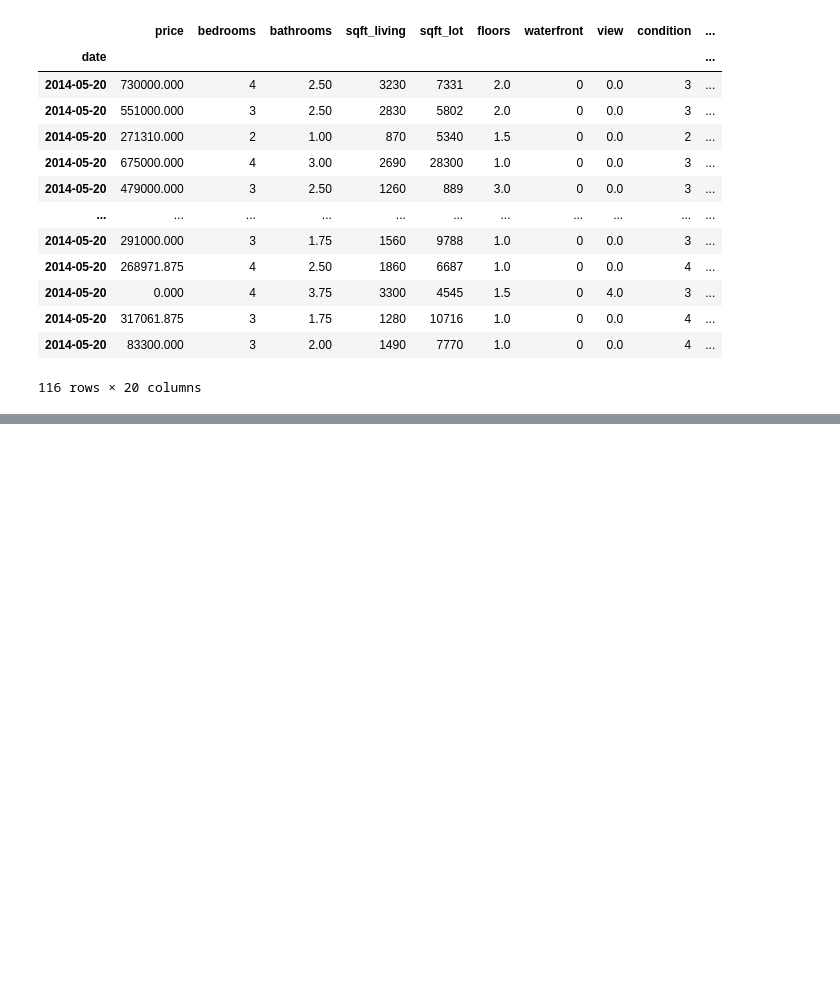
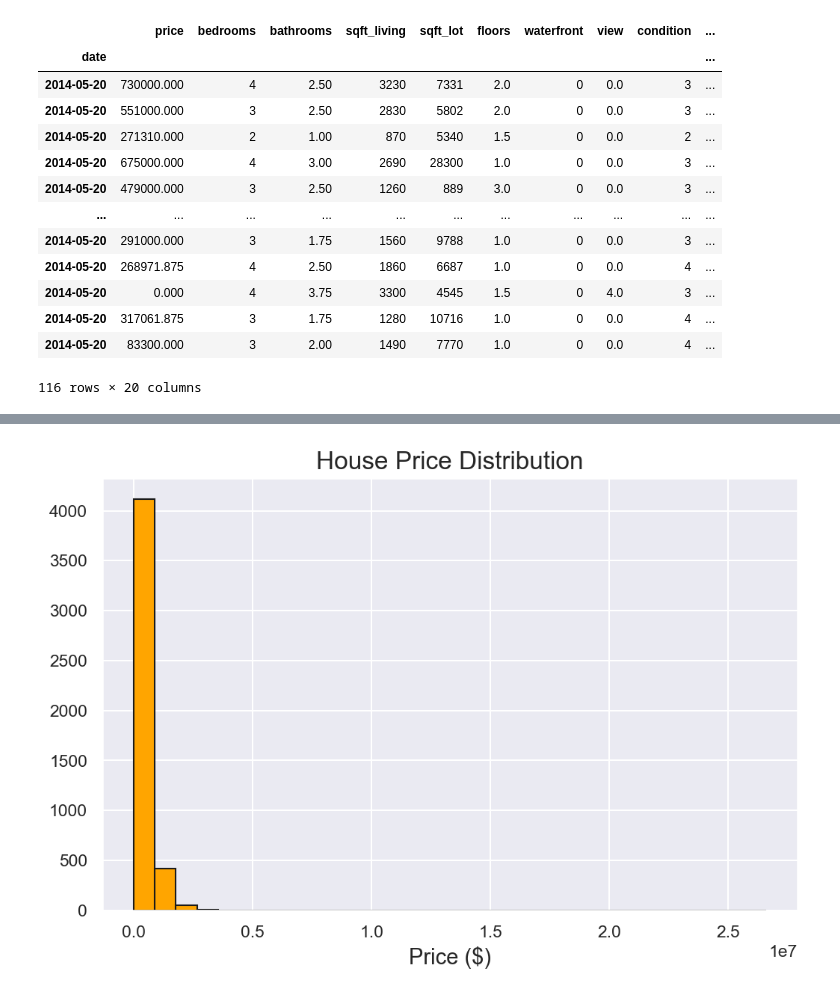
Before and after one commit to Kash1shTyagi/EDA-theory-DA, a Jupyter notebook: 21BDS0289.ipynb, the cells around one changed output, grey strips where cells are left out. Saved outputs shown, nothing was run; the diff lists cells and outputs as text; code cells hidden in the pictures; blank space fills up the shorter version.

```diff
--- a/21BDS0289.ipynb
+++ b/21BDS0289.ipynb
@@ -507,0 +546,9 @@ sns.boxplot(data=df, x='Weekday Name', y='sqft_lot')
+# %%
+plt.figure(figsize=(8,5))
+plt.title("House Price Distribution", fontsize=16)
+plt.xlabel("Price ($)", fontsize=14)
+plt.grid(True)
+plt.hist(df['price'], color='orange', edgecolor='k', bins=30)
+plt.show()
+# %% [output]
+[figure, added]
```
Also changed, not shown: parts of 49 cells of this notebook.
